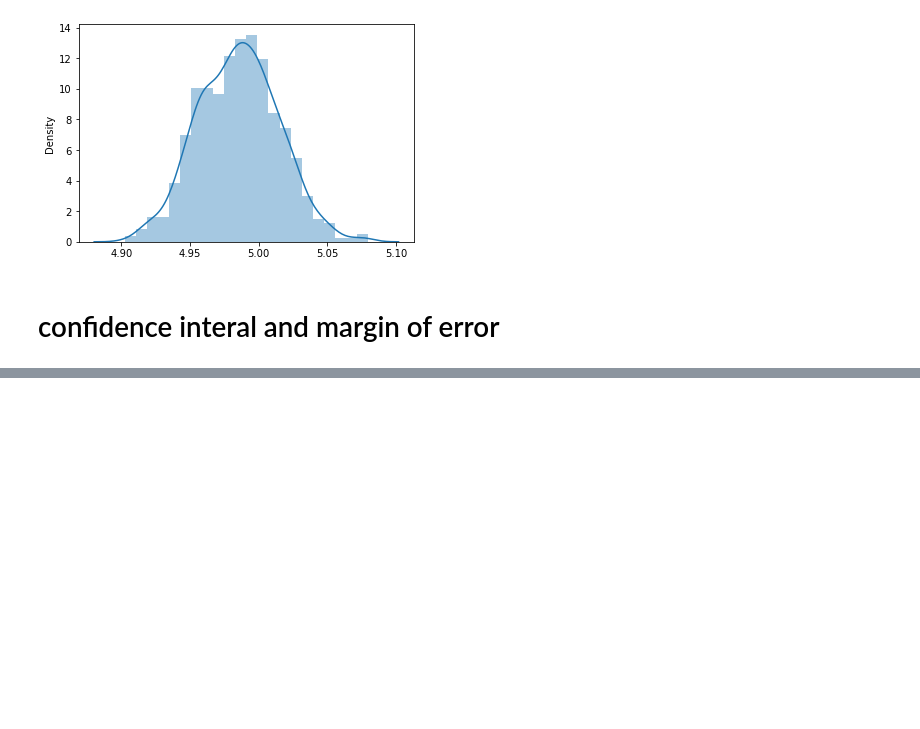
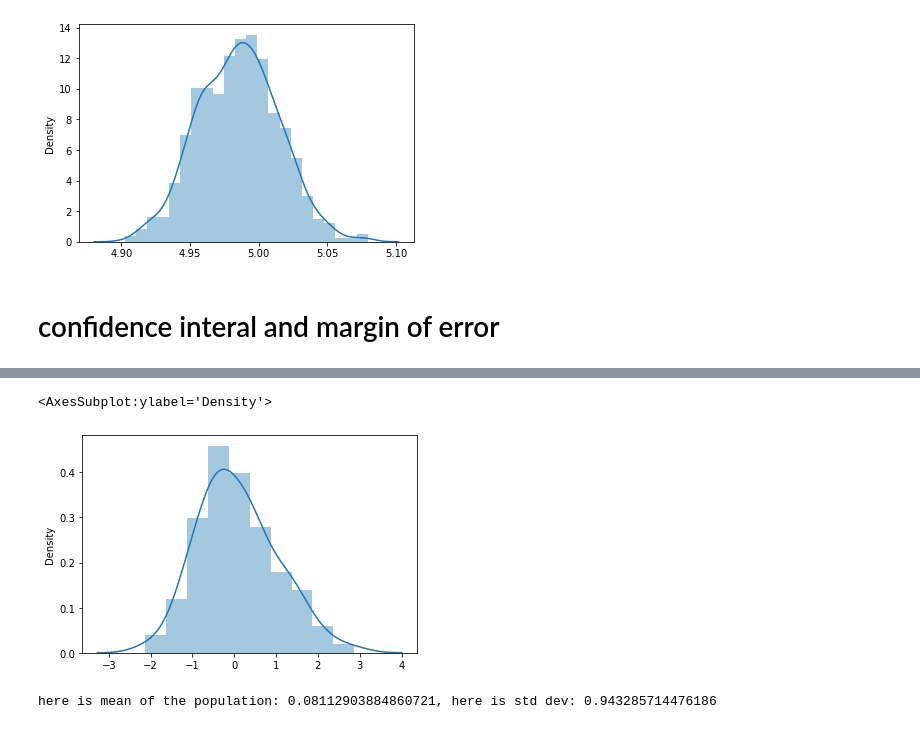
Before and after one commit to pappumahato/data_science, a Jupyter notebook: stats_eda/python_stats_2.ipynb, the cells around one changed output, grey strips where cells are left out. Saved outputs shown, nothing was run; the diff lists cells and outputs as text; code cells hidden in the pictures; blank space fills up the shorter version.

```diff
--- a/stats_eda/python_stats_2.ipynb
+++ b/stats_eda/python_stats_2.ipynb
@@ -190,0 +231,3 @@ stats.norm.ppf(q=0.99)
+# %%
+from numpy.random import randn
+population=randn(100)
@@ -190,0 +257,10 @@ stats.norm.ppf(q=0.99)
+# %%
+import seaborn as sns
+sns.distplot(population)
+# %% [output]
+<AxesSubplot:ylabel='Density'>
+[figure, added]
+# %%
+print(f'here is mean of the population: {np.mean(population)}, here is std dev: {np.std(population)}')
+# %% [output]
+here is mean of the population: 0.08112903884860721, here is std dev: 0.943285714476186
```
Also changed, not shown: parts of 23 cells of this notebook, 2 other files.
